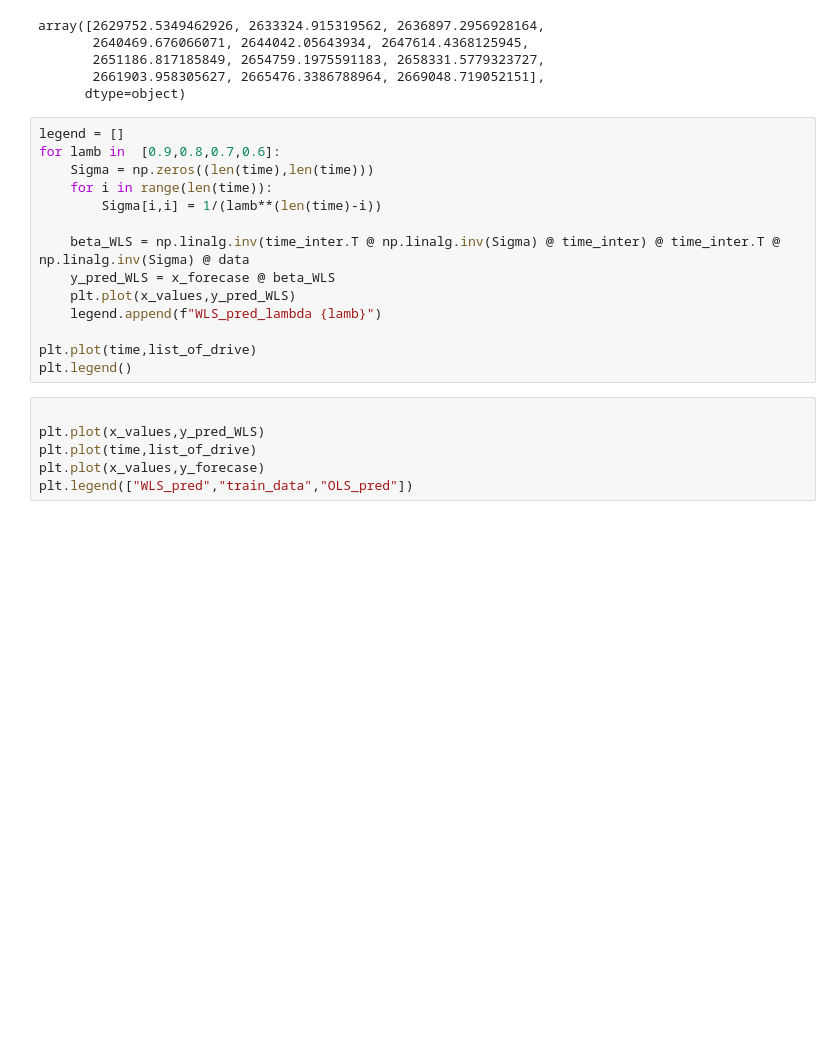
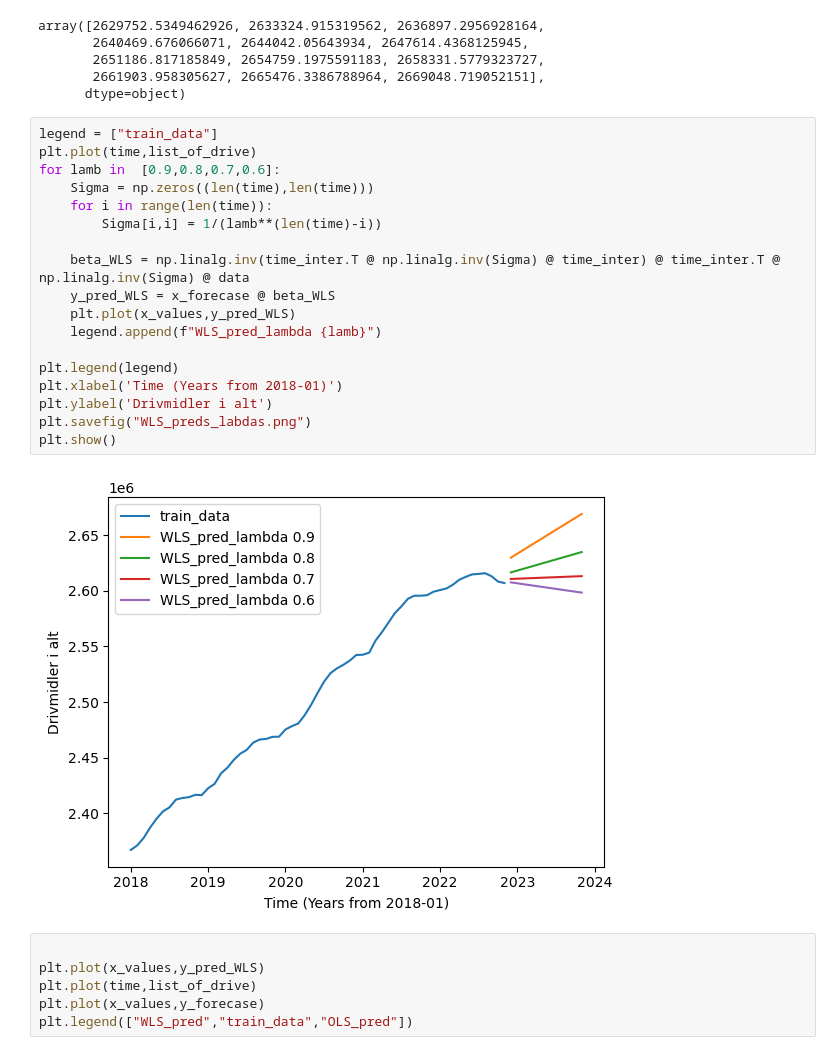
Before and after one commit to markusOlsen1/timeseries, a Jupyter notebook: assignment_1/Code.ipynb, the cells around one changed output. Cells and saved outputs as stored; diff of their text form; blank space fills up the shorter version.

```diff
--- a/assignment_1/Code.ipynb
+++ b/assignment_1/Code.ipynb
@@ -145,19 +145,25 @@ array([2629752.5349462926, 2633324.915319562, 2636897.2956928164,
        2661903.958305627, 2665476.3386788964, 2669048.719052151],
       dtype=object)
 # %%
-legend = []
+legend = ["train_data"]
+plt.plot(time,list_of_drive)
 for lamb in  [0.9,0.8,0.7,0.6]:
     Sigma = np.zeros((len(time),len(time)))
     for i in range(len(time)):
         Sigma[i,i] = 1/(lamb**(len(time)-i))
 
     beta_WLS = np.linalg.inv(time_inter.T @ np.linalg.inv(Sigma) @ time_inter) @ time_inter.T @ np.linalg.inv(Sigma) @ data
     y_pred_WLS = x_forecase @ beta_WLS
     plt.plot(x_values,y_pred_WLS)
     legend.append(f"WLS_pred_lambda {lamb}")
 
-plt.plot(time,list_of_drive)
-plt.legend()
+plt.legend(legend)
+plt.xlabel('Time (Years from 2018-01)')
+plt.ylabel('Drivmidler i alt')
+plt.savefig("WLS_preds_labdas.png")
+plt.show()
+# %% [output]
+[figure, added]
 # %%
 
 plt.plot(x_values,y_pred_WLS)
```
Also changed, not shown: 1 other file.
